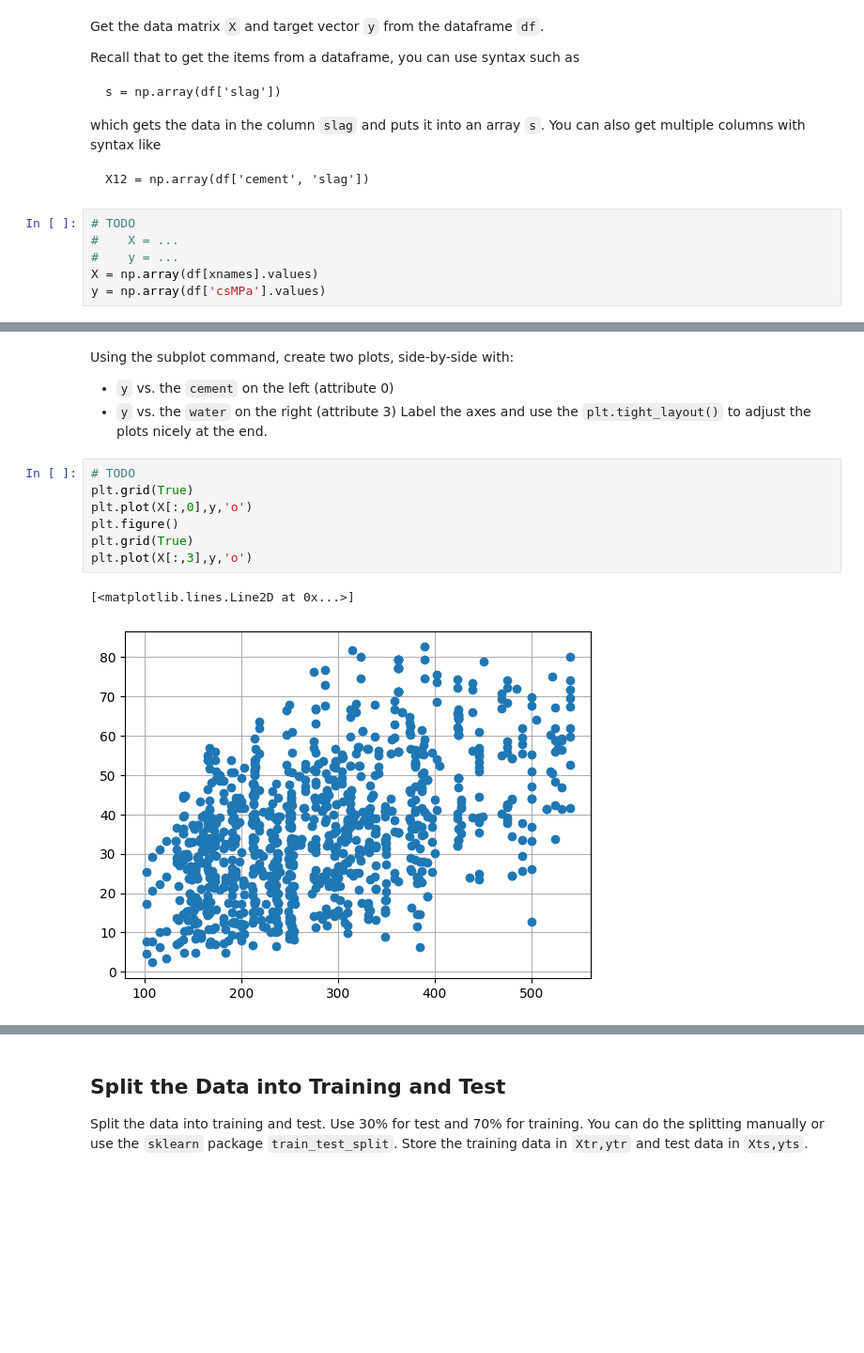
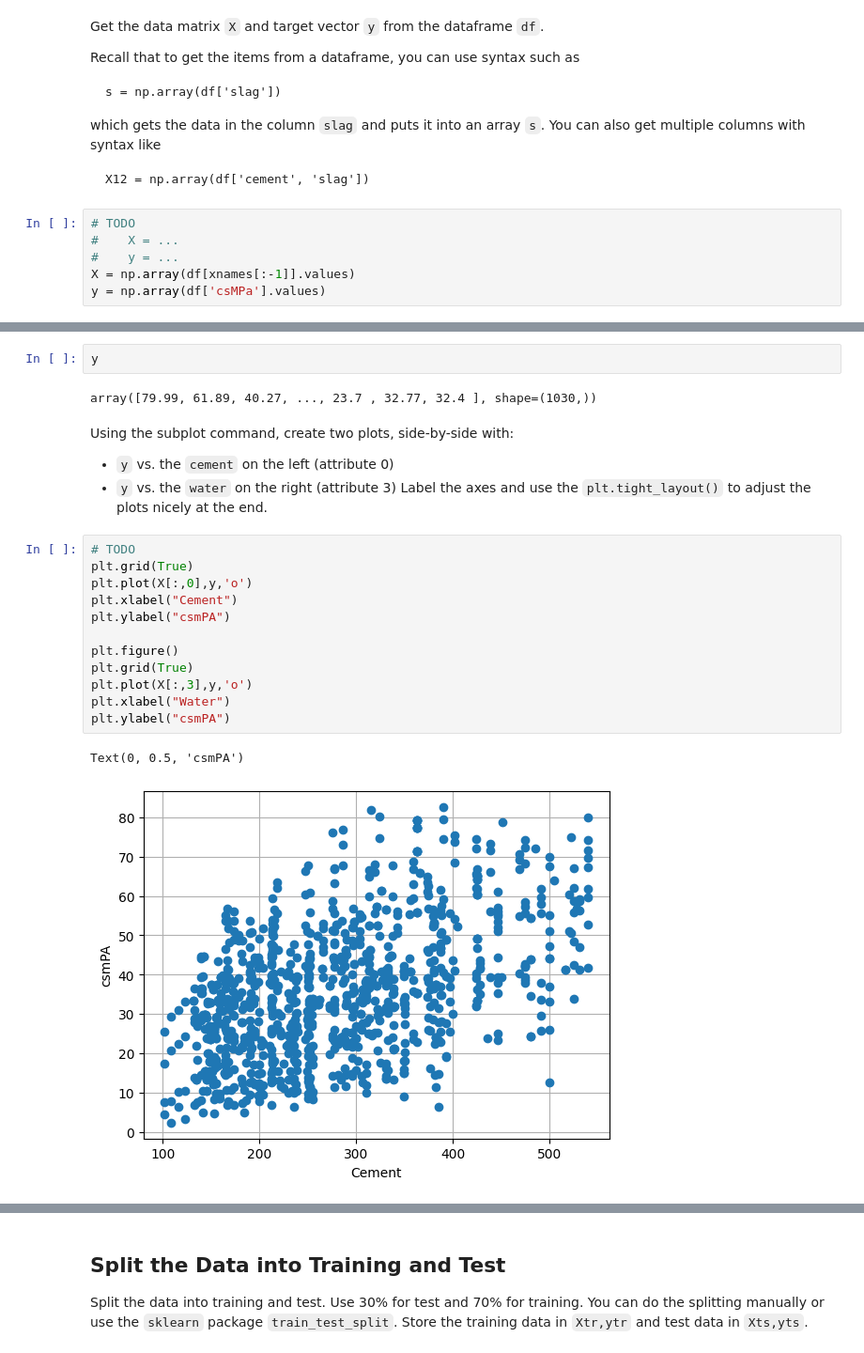
Before and after one commit to MYRONZHWENG/introml, a Jupyter notebook: unit03_mult_lin_reg/linreg_inclass.ipynb, the cells around one changed output, grey strips where cells are left out. Shown at 94% size. Saved outputs shown, nothing was run; the diff lists cells and outputs as text; blank space fills up the shorter version.

```diff
--- a/unit03_mult_lin_reg/linreg_inclass.ipynb
+++ b/unit03_mult_lin_reg/linreg_inclass.ipynb
@@ -81,5 +81,5 @@ which gets the data in the column `slag` and puts it into an array `s`.  You can
 # TODO
 #    X = ...
 #    y = ...
-X = np.array(df[xnames].values)
+X = np.array(df[xnames[:-1]].values)
 y = np.array(df['csMPa'].values)
@@ -95,3 +97,7 @@ array([[540.  ,   0.  ,   0.  , ..., 676.  ,  28.  ,  79.99],
+# %%
+y
+# %% [output]
+array([79.99, 61.89, 40.27, ..., 23.7 , 32.77, 32.4 ], shape=(1030,))
 # %% [markdown]
 Using the subplot command, create two plots, side-by-side with:
 * `y` vs. the `cement` on the left (attribute 0)
@@ -100,10 +106,15 @@ Label the axes and use the `plt.tight_layout()` to adjust the plots nicely at th
 # %%
 # TODO
 plt.grid(True)
 plt.plot(X[:,0],y,'o')
+plt.xlabel("Cement")
+plt.ylabel("csmPA")
+
 plt.figure()
 plt.grid(True)
 plt.plot(X[:,3],y,'o')
+plt.xlabel("Water")
+plt.ylabel("csmPA")
 # %% [output]
-[<matplotlib.lines.Line2D at 0x...>]
+Text(0, 0.5, 'csmPA')
-[figure, old version]
+[figure, new version]
```
Also changed, not shown: parts of 23 cells of this notebook, 5 other files.
